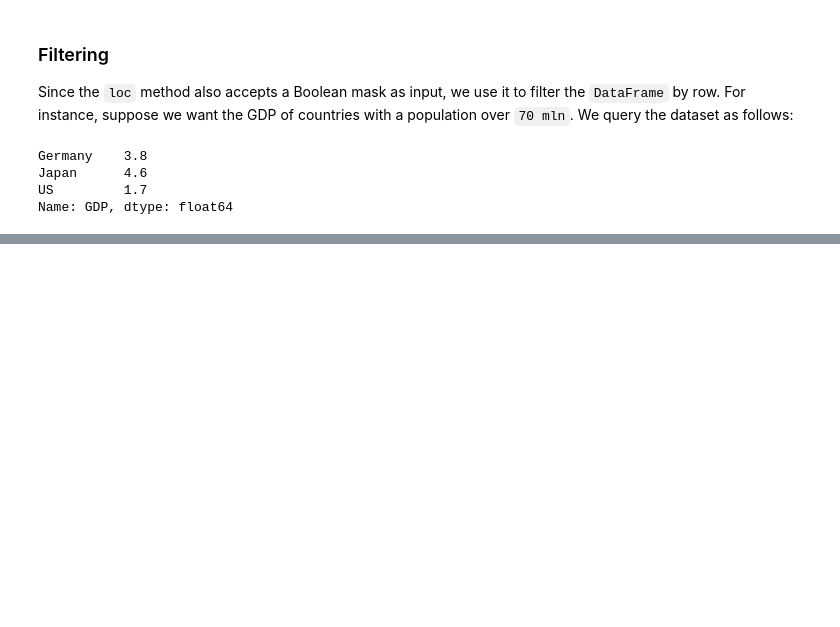
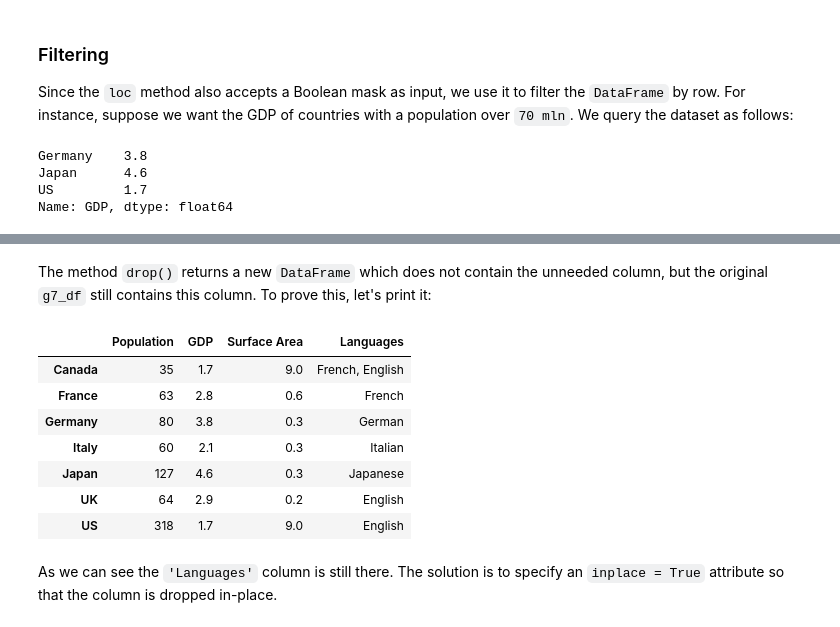
Before and after one commit to v-poghosyan/blog, a Jupyter notebook: _notebooks/2021-12-28-Python-for-ML-Pandas.ipynb, the cells around one changed output, grey strips where cells are left out. Saved outputs shown, nothing was run; the diff lists cells and outputs as text; code cells hidden in the pictures; blank space fills up the shorter version.

```diff
--- a/_notebooks/2021-12-28-Python-for-ML-Pandas.ipynb
+++ b/_notebooks/2021-12-28-Python-for-ML-Pandas.ipynb
@@ -313,0 +367,15 @@ As additional exercise, suppose we are only interested in the population of coun
+# %% [markdown]
+The method `drop()` returns a new `DataFrame` which does not contain the unneeded column, but the original `g7_df` still contains this column. To prove this, let's print it:
+# %%
+g7_df
+# %% [output]
+|  | Population | GDP | Surface Area | Languages |
+| Canada | 35 | 1.7 | 9.0 | French, English |
+| France | 63 | 2.8 | 0.6 | French |
+| Germany | 80 | 3.8 | 0.3 | German |
+| Italy | 60 | 2.1 | 0.3 | Italian |
+| Japan | 127 | 4.6 | 0.3 | Japanese |
+| UK | 64 | 2.9 | 0.2 | English |
+| US | 318 | 1.7 | 9.0 | English |
+# %% [markdown]
+As we can see the `'Languages'` column is still there. The solution is to specify an `inplace = True` attribute so that the column is dropped in-place.
```
Also changed, not shown: parts of 15 cells of this notebook.
